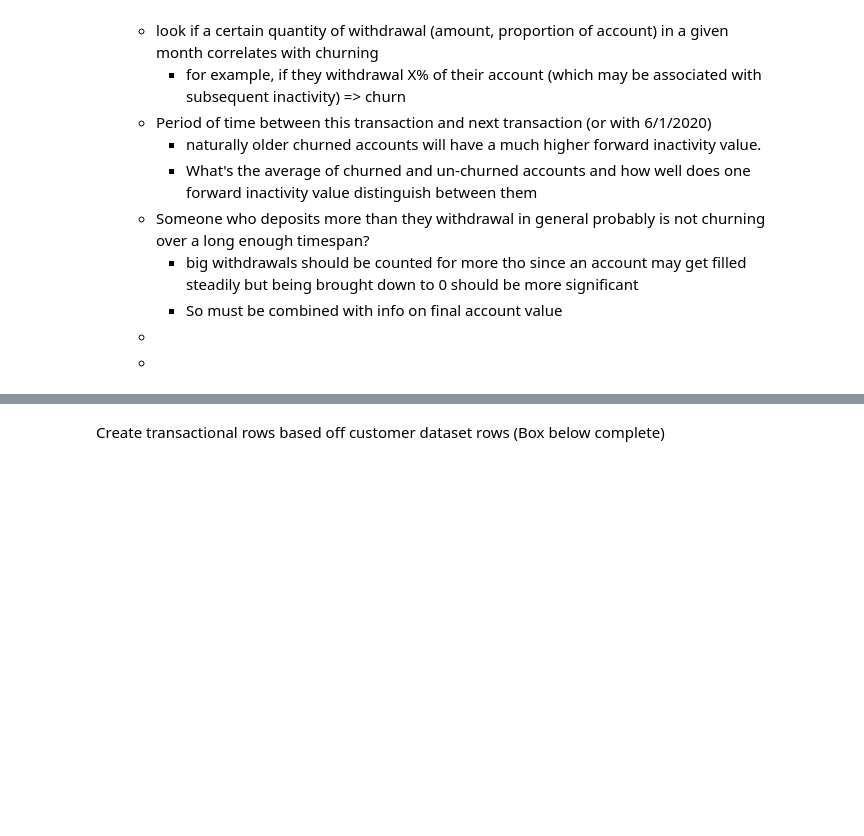
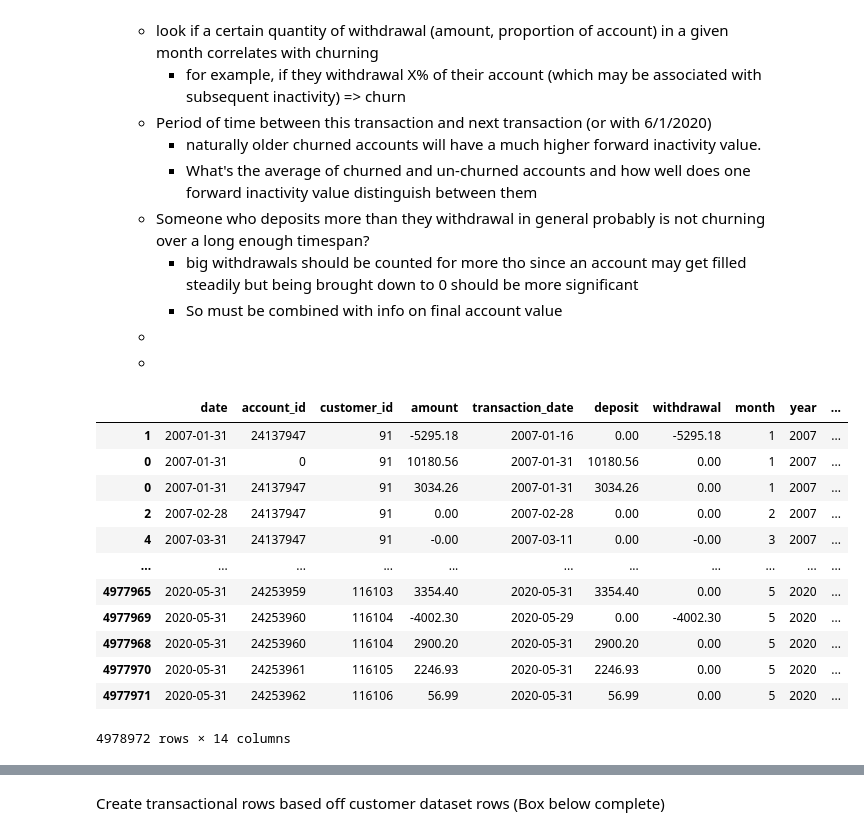
Before and after one commit to gegaddis/bank-churn, a Jupyter notebook: scratch.ipynb, the cells around one changed output, grey strips where cells are left out. Cells and saved outputs as stored; diff of their text form; code cells hidden in the pictures; blank space fills up the shorter version.

Commit message:
Created customer summary stats

```diff
--- a/scratch.ipynb
+++ b/scratch.ipynb
@@ -29,10 +29,13 @@ c_to_t['account_id'] = 0
 c_to_t['customer_id'] = c_df['customer_id']
 c_to_t['amount'] = c_df['start_balance']
 c_to_t['transaction_date'] = c_df['creation_date']
-c_to_t['deposit'] = c_df['start_balance']
+c_to_t['deposit'] = c_df['start_balance'].apply(lambda x: 0 if pd.isna(x) else x)
 c_to_t['withdrawal'] = 0
+print(c_df_original.shape)
 
 # Load transactional dataset
 t_df_original = pd.read_csv(r"C:\bank-churn-data\transactions_tm1_e.csv")
+t_df_original = pd.concat([c_to_t, t_df_original])
 t_df = t_df_original.iloc[:1000]
 t_array = t_df.to_numpy()
+display(t_df_original)
@@ -108,17 +163,36 @@ Features to add list:
 # %%
 # Adds a month and year date columns and binary columns to check if the transaction
 # was a deposit, withdrawal, or check_balance (?, a transaction with amount=0) occurred on each line
     # The binary column will be used in group summation to find # of deposits and withdrawals per month
 
 # deepcopy just to be very safe that these transformation tests don't interfere
 # with other attempted transformations
-t_df_time_t = copy.deepcopy(t_df)
-t_df_time_t['month'] = pd.to_datetime(t_df_time_t.loc[:,'transaction_date']).dt.month
-t_df_time_t['year'] = pd.to_datetime(t_df_time_t.loc[:,'transaction_date']).dt.year
-t_df_time_t['deposit_y'] = t_df_time_t['deposit'].apply(lambda x: 1 if abs(x) > 0 else 0)
-t_df_time_t['withdrawal_y'] = t_df_time_t['withdrawal'].apply(lambda x: 1 if abs(x) > 0 else 0)
-t_df_time_t['checked_balance'] = t_df_time_t['amount'].apply(lambda x: 1 if abs(x) == 0 else 0)
-display(t_df_time_t)
+
+
+t_df_original['transaction_date'] = t_df_original['transaction_date'].apply(pd.to_datetime)
+t_df_original = t_df_original.sort_values(by=['customer_id', 'transaction_date'])
+t_df_original['month'] = t_df_original['transaction_date'].dt.month
+t_df_original['year'] = t_df_original['transaction_date'].dt.year
+t_df_original['deposit_y'] = t_df_original['deposit'].apply(lambda x: 1 if abs(x) > 0 else 0)
+t_df_original['withdrawal_y'] = t_df_original['withdrawal'].apply(lambda x: 1 if abs(x) > 0 else 0)
+t_df_original['checked_balance'] = t_df_original['amount'].apply(lambda x: 1 if abs(x) == 0 else 0)
+t_df_original['time_since_last_trans'] = t_df_original.groupby('customer_id')['transaction_date'].diff()
+t_df_original['time_since_last_trans_in_days'] = t_df_original['time_since_last_trans'].dt.total_seconds()/(60*60*24)
+display(t_df_original)
+# %% [output]
+|  | date | account_id | customer_id | amount | transaction_date | deposit | withdrawal | month | year | ... |
+| 1 | 2007-01-31 | 24137947 | 91 | -5295.18 | 2007-01-16 | 0.00 | -5295.18 | 1 | 2007 | ... |
+| 0 | 2007-01-31 | 0 | 91 | 10180.56 | 2007-01-31 | 10180.56 | 0.00 | 1 | 2007 | ... |
+| 0 | 2007-01-31 | 24137947 | 91 | 3034.26 | 2007-01-31 | 3034.26 | 0.00 | 1 | 2007 | ... |
+| 2 | 2007-02-28 | 24137947 | 91 | 0.00 | 2007-02-28 | 0.00 | 0.00 | 2 | 2007 | ... |
+| 4 | 2007-03-31 | 24137947 | 91 | -0.00 | 2007-03-11 | 0.00 | -0.00 | 3 | 2007 | ... |
+| ... | ... | ... | ... | ... | ... | ... | ... | ... | ... | ... |
+| 4977965 | 2020-05-31 | 24253959 | 116103 | 3354.40 | 2020-05-31 | 3354.40 | 0.00 | 5 | 2020 | ... |
+| 4977969 | 2020-05-31 | 24253960 | 116104 | -4002.30 | 2020-05-29 | 0.00 | -4002.30 | 5 | 2020 | ... |
+| 4977968 | 2020-05-31 | 24253960 | 116104 | 2900.20 | 2020-05-31 | 2900.20 | 0.00 | 5 | 2020 | ... |
+| 4977970 | 2020-05-31 | 24253961 | 116105 | 2246.93 | 2020-05-31 | 2246.93 | 0.00 | 5 | 2020 | ... |
+| 4977971 | 2020-05-31 | 24253962 | 116106 | 56.99 | 2020-05-31 | 56.99 | 0.00 | 5 | 2020 | ... |
+4978972 rows × 14 columns
 # %%
 # Group by customer_id, year, month
 # Creates sum_deposit, sum_withdrawal, sum_amount per month
```
Also changed, not shown: parts of 6 cells of this notebook.
